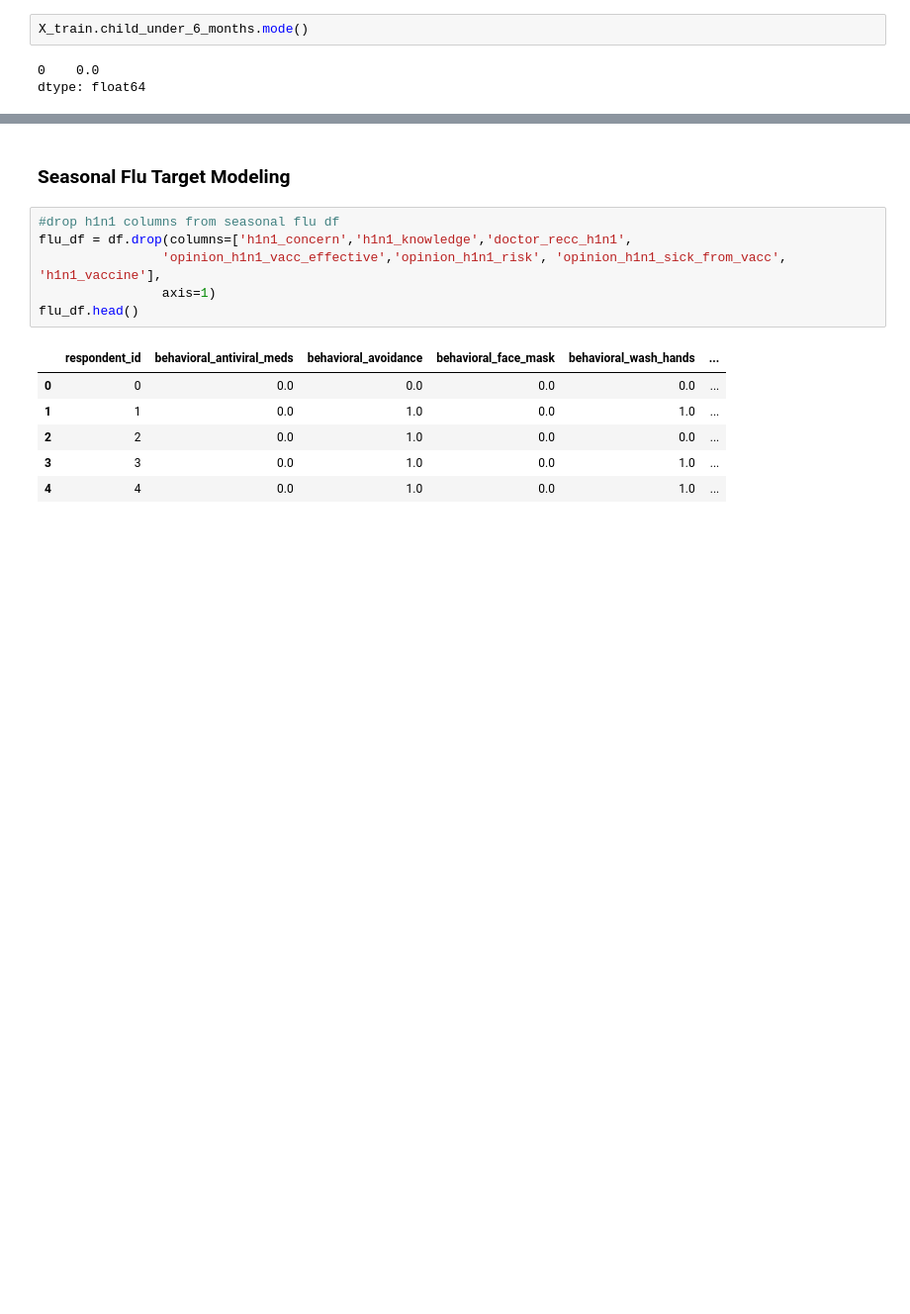
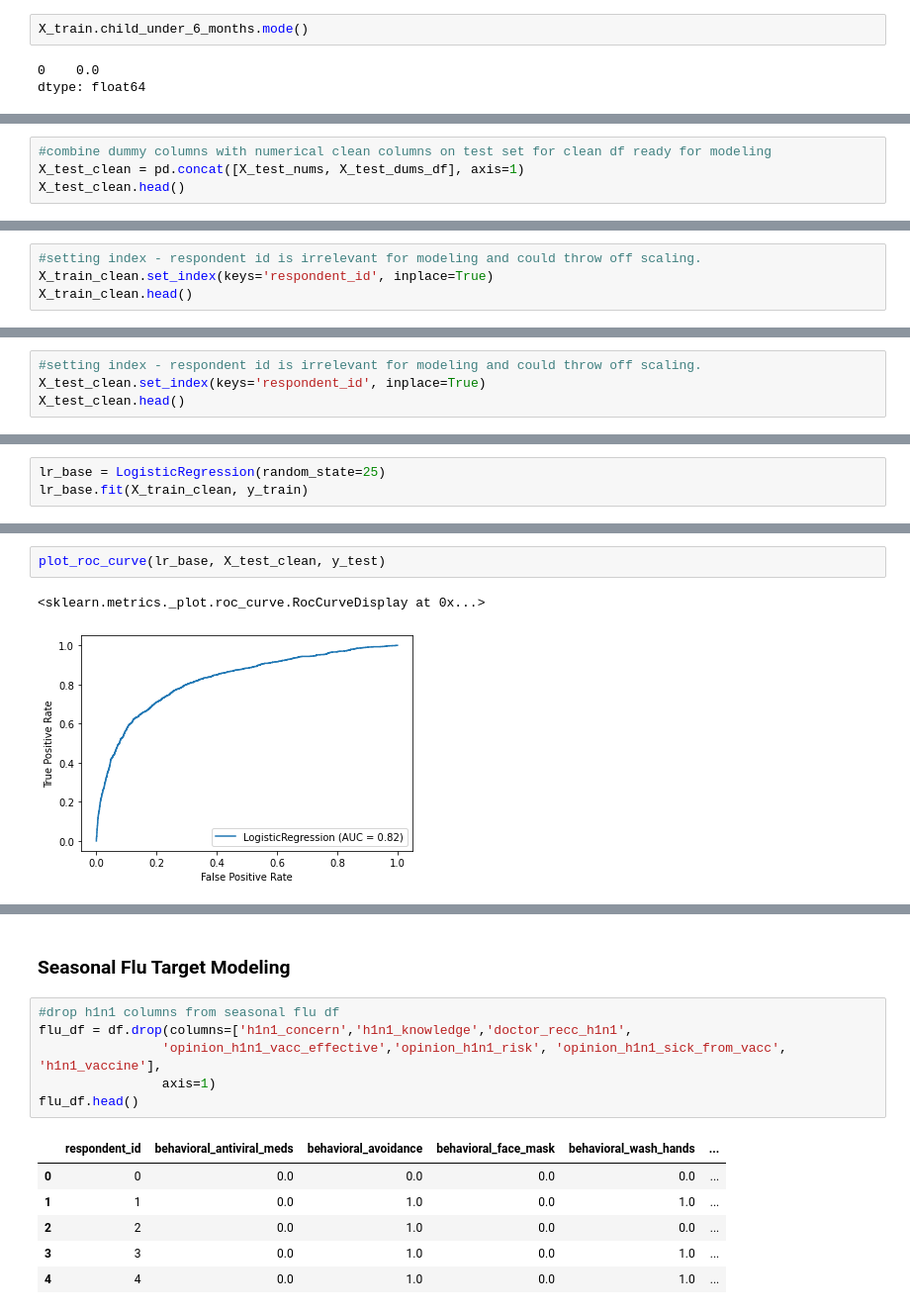
Before and after one commit to smashley-eakland/who-wants-shots, a Jupyter notebook: Vaccinations.ipynb, the cells around one changed output, grey strips where cells are left out. Shown: that part at 99% size. Drawn from its saved outputs; the diff is of its cells as text; blank space fills up the shorter version.

Commit message:
modeling started

```diff
--- a/Vaccinations.ipynb
+++ b/Vaccinations.ipynb
@@ -510,0 +551,4 @@ X_train_dum = pd.get_dummies(X_train, columns=cat_cols)
+# %%
+#combine dummy columns with numerical clean columns on test set for clean df ready for modeling
+X_test_clean = pd.concat([X_test_nums, X_test_dums_df], axis=1)
+X_test_clean.head()
@@ -510,0 +563,4 @@ X_train_dum = pd.get_dummies(X_train, columns=cat_cols)
+# %%
+#setting index - respondent id is irrelevant for modeling and could throw off scaling.
+X_train_clean.set_index(keys='respondent_id', inplace=True)
+X_train_clean.head()
@@ -510,0 +576,4 @@ X_train_dum = pd.get_dummies(X_train, columns=cat_cols)
+# %%
+#setting index - respondent id is irrelevant for modeling and could throw off scaling.
+X_test_clean.set_index(keys='respondent_id', inplace=True)
+X_test_clean.head()
@@ -510,0 +601,3 @@ X_train_dum = pd.get_dummies(X_train, columns=cat_cols)
+# %%
+lr_base = LogisticRegression(random_state=25)
+lr_base.fit(X_train_clean, y_train)
@@ -510,0 +673,5 @@ X_train_dum = pd.get_dummies(X_train, columns=cat_cols)
+# %%
+plot_roc_curve(lr_base, X_test_clean, y_test)
+# %% [output]
+<sklearn.metrics._plot.roc_curve.RocCurveDisplay at 0x...>
+[figure, added]
```
Also changed, not shown: parts of 103 cells of this notebook.
